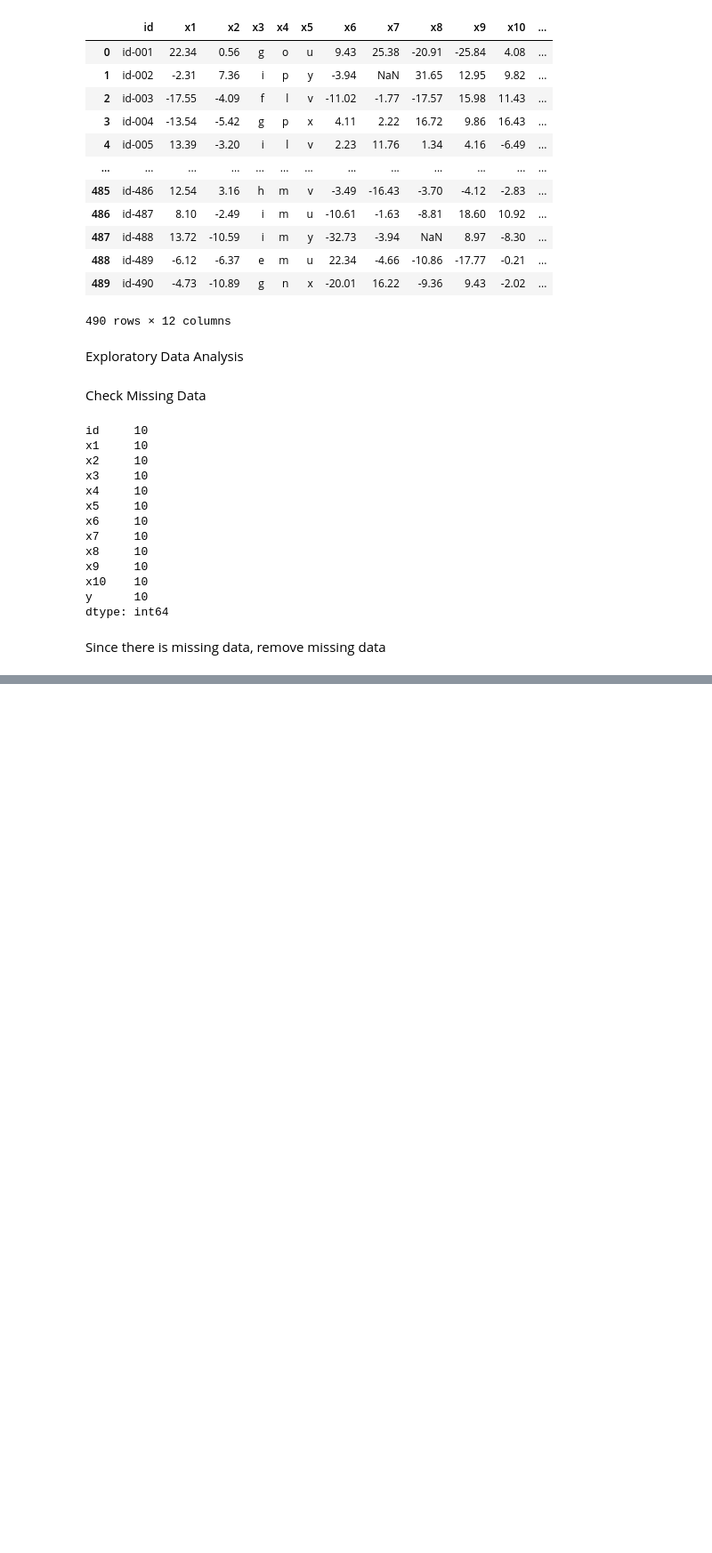
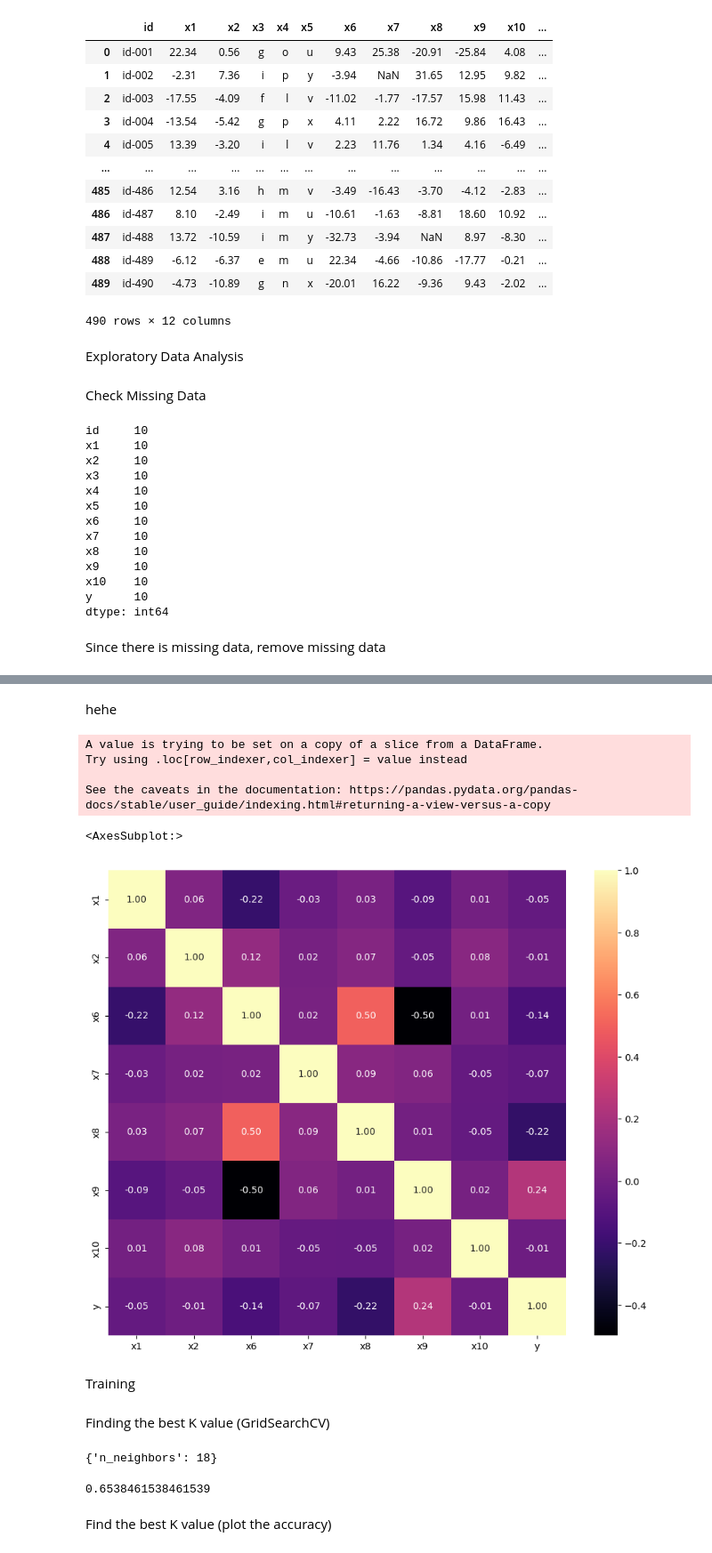
Before and after one commit to Tonkhaowm8/Cognitive-Computing, a Jupyter notebook: Midterm/task 1/task1.ipynb, the cells around one changed output, grey strips where cells are left out. Shown at 89% size. Drawn from its saved outputs; the diff is of its cells as text; code cells hidden in the pictures; blank space fills up the shorter version.

Commit message:
add predicted value

```diff
--- a/Midterm/task 1/task1.ipynb
+++ b/Midterm/task 1/task1.ipynb
@@ -49,6 +49,6 @@ dtype: int64
 # %% [markdown]
 Since there is missing data, remove missing data
 # %%
-df_clss.dropna()
+df_clss = df_clss.dropna()
 df_clss.isnull().sum()
 # %% [output]
@@ -67,0 +88,15 @@ dtype: int64
+# %%
+for row in df_clss.itertuples():
+    asc = df_clss.at[row.Index, "x3"]
+    asci = float(ord(asc))
+    df_clss.at[row.Index, "x3"] = asci
+
+for row in df_clss.itertuples():
+    asc = df_clss.at[row.Index, "x4"]
+    asci = float(ord(asc))
+    df_clss.at[row.Index, "x4"] = asci
+
+for row in df_clss.itertuples():
+    asc = df_clss.at[row.Index, "x5"]
+    asci = float(ord(asc))
+    df_clss.at[row.Index, "x5"] = asci
@@ -67,0 +119,2 @@ dtype: int64
+# %% [markdown]
+hehe
@@ -67,0 +123,17 @@ dtype: int64
+# %%
+LE = LabelEncoder()
+df_clss['y']=LE.fit_transform(df_clss['y'])
+# %% [output]
+A value is trying to be set on a copy of a slice from a DataFrame.
+Try using .loc[row_indexer,col_indexer] = value instead
+
+See the caveats in the documentation: https://pandas.pydata.org/pandas-docs/stable/user_guide/indexing.html#returning-a-view-versus-a-copy
+# %%
+# Correlation heatmap
+plt.figure(figsize=(11,9))
+sns.heatmap(df_clss.corr(),annot=True,cmap="magma",fmt='.2f')
+# %% [output]
+<AxesSubplot:>
+[figure, added]
+# %% [markdown]
+Training
@@ -67,0 +147,23 @@ dtype: int64
+# %% [markdown]
+Finding the best K value (GridSearchCV)
+# %%
+from sklearn.neighbors import KNeighborsClassifier
+knn = KNeighborsClassifier()
+
+cv = KFold(n_splits=10, random_state=1, shuffle=True)
+
+grid_params_knn = { 'n_neighbors' : range(1,20)}
+
+gs = GridSearchCV(KNeighborsClassifier(), grid_params_knn, cv=cv)
+gs.fit(X_train, y_train)
+gs.best_params_
+# %% [output]
+{'n_neighbors': 18}
+# %%
+knn_final = KNeighborsClassifier(n_neighbors = 3)
+knn_final.fit(X_train, y_train)
+knn_final.score(X_test,y_test)
+# %% [output]
+0.6538461538461539
+# %% [markdown]
+Find the best K value (plot the accuracy)
```
Also changed, not shown: parts of 18 cells of this notebook, 1 other file.
